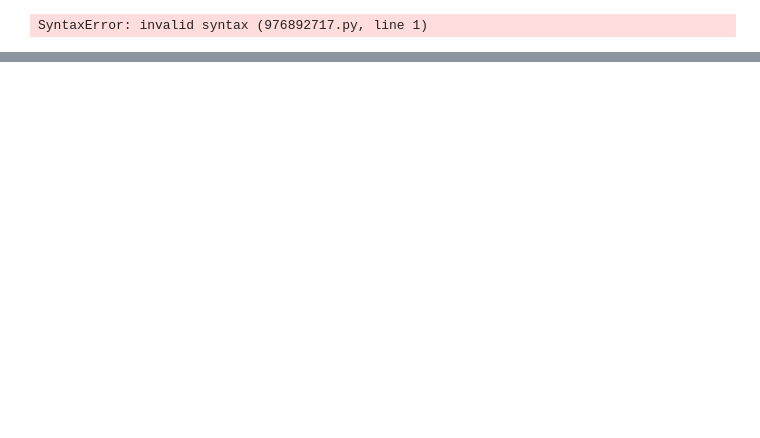
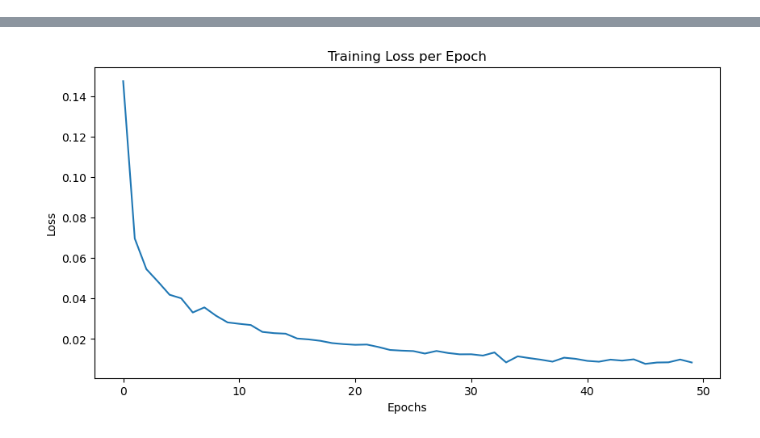
Before and after one commit to AlisherMyrgyyassov/MNIST-Practice, a Jupyter notebook: EIE4122_lab1.ipynb, the cells around one changed output, grey strips where cells are left out. Cells and saved outputs as stored; diff of their text form; code cells hidden in the pictures; blank space fills up the shorter version.

```diff
--- a/EIE4122_lab1.ipynb
+++ b/EIE4122_lab1.ipynb
@@ -19,6 +24,8 @@ torch.cuda.manual_seed(21)
 # Defining Hyperparamethers
 cuda = True
 batch_size = 64
+lr = 0.001
+epochs = 50
 
 
 # importing the MNIST dataset
@@ -226,7 +101,51 @@ _________________________________________________________________
-# %%
-### <font color='289C4E'>Table of contents<font><a class='anchor' id='top'></a>
-- [Section 1](#1)
-- [Section 2](#2)
-- [Section 3](#3)
-# %% [output]
-SyntaxError: invalid syntax (976892717.py, line 1)
+# %%
+import matplotlib.pyplot as plt
+
+import torch
+import torch.optim as optim
+from torch.autograd import Variable
+import matplotlib.pyplot as plt
+
+# Check if CUDA is available and set PyTorch to use GPU or CPU
+device = torch.device("cuda" if torch.cuda.is_available() and cuda else "cpu")
+
+# Initialize the model, optimizer, and loss function
+model = Net().to(device)
+optimizer = optim.Adam(model.parameters(), lr=lr, betas=(0.9, 0.999))
+criterion = nn.CrossEntropyLoss() # Equivalent of "categorical_crossentropy" in PyTorch
+
+# List to store the loss values at each epoch
+loss_values = []
+
+# Training loop
+for epoch in range(epochs):
+    running_loss = 0.0
+    for i, data in enumerate(train_loader, 0): # Assuming you have a DataLoader 'trainloader'
+        # get the inputs; data is a list of [inputs, labels]
+        inputs, labels = data[0].to(device), data[1].to(device)
+
+        # zero the parameter gradients
+        optimizer.zero_grad()
+
+        # forward + backward + optimize
+        outputs = model(inputs)
+        loss = criterion(outputs, labels)
+        loss.backward()
+        optimizer.step()
+
+        # print statistics
+        running_loss += loss.item()
+
+    loss_values.append(running_loss / len(train_loader))
+    print(f"Epoch {epoch+1}, Loss: {running_loss / len(train_loader)}")
+
+print('Finished Training')
+
+# Plotting the loss values
+plt.figure(figsize=(10,5))
+plt.title("Training Loss per Epoch")
+plt.plot(loss_values)
+plt.xlabel("Epochs")
+plt.ylabel("Loss")
+plt.show()
+# %% [output]
@@ -232,0 +169 @@ SyntaxError: invalid syntax (976892717.py, line 1)
+[figure, added]
```
Also changed, not shown: parts of 9 cells of this notebook, 1 other file.
